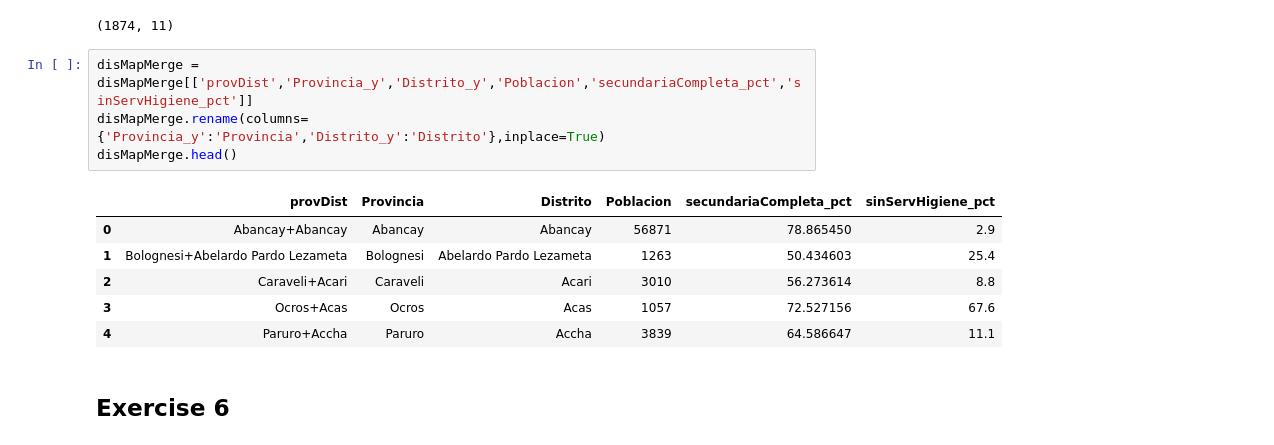
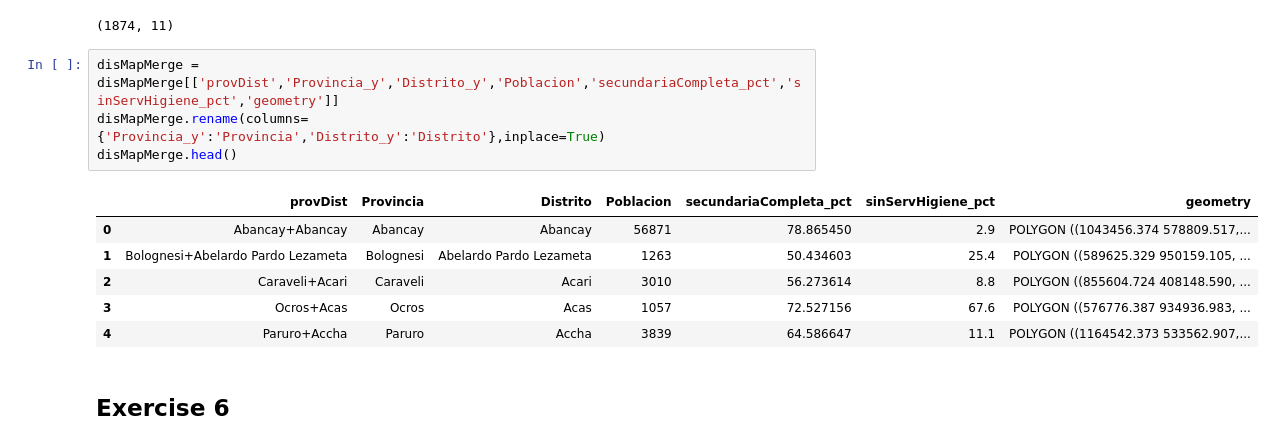
Before and after one commit to IntroSpatialDataScience/MiningGDFProject2, a Jupyter notebook: Ev-p2.ipynb, the cells around one changed output. Cells and saved outputs as stored; diff of their text form.

```diff
--- a/Ev-p2.ipynb
+++ b/Ev-p2.ipynb
@@ -288,16 +288,16 @@ disMapMerge.shape
 # %% [output]
 (1874, 11)
 # %%
-disMapMerge = disMapMerge[['provDist','Provincia_y','Distrito_y','Poblacion','secundariaCompleta_pct','sinServHigiene_pct']]
+disMapMerge = disMapMerge[['provDist','Provincia_y','Distrito_y','Poblacion','secundariaCompleta_pct','sinServHigiene_pct','geometry']]
 disMapMerge.rename(columns={'Provincia_y':'Provincia','Distrito_y':'Distrito'},inplace=True)
 disMapMerge.head()
 # %% [output]
-|  | provDist | Provincia | Distrito | Poblacion | secundariaCompleta_pct | sinServHigiene_pct |
-| 0 | Abancay+Abancay | Abancay | Abancay | 56871 | 78.865450 | 2.9 |
-| 1 | Bolognesi+Abelardo Pardo Lezameta | Bolognesi | Abelardo Pardo Lezameta | 1263 | 50.434603 | 25.4 |
-| 2 | Caraveli+Acari | Caraveli | Acari | 3010 | 56.273614 | 8.8 |
-| 3 | Ocros+Acas | Ocros | Acas | 1057 | 72.527156 | 67.6 |
-| 4 | Paruro+Accha | Paruro | Accha | 3839 | 64.586647 | 11.1 |
+|  | provDist | Provincia | Distrito | Poblacion | secundariaCompleta_pct | sinServHigiene_pct | geometry |
+| 0 | Abancay+Abancay | Abancay | Abancay | 56871 | 78.865450 | 2.9 | POLYGON ((1043456.374 578809.517,... |
+| 1 | Bolognesi+Abelardo Pardo Lezameta | Bolognesi | Abelardo Pardo Lezameta | 1263 | 50.434603 | 25.4 | POLYGON ((589625.329 950159.105, ... |
+| 2 | Caraveli+Acari | Caraveli | Acari | 3010 | 56.273614 | 8.8 | POLYGON ((855604.724 408148.590, ... |
+| 3 | Ocros+Acas | Ocros | Acas | 1057 | 72.527156 | 67.6 | POLYGON ((576776.387 934936.983, ... |
+| 4 | Paruro+Accha | Paruro | Accha | 3839 | 64.586647 | 11.1 | POLYGON ((1164542.373 533562.907,... |
 # %% [markdown]
 ## Exercise 6
 # %% [markdown]
```
Also changed, not shown: parts of 4 cells of this notebook.
